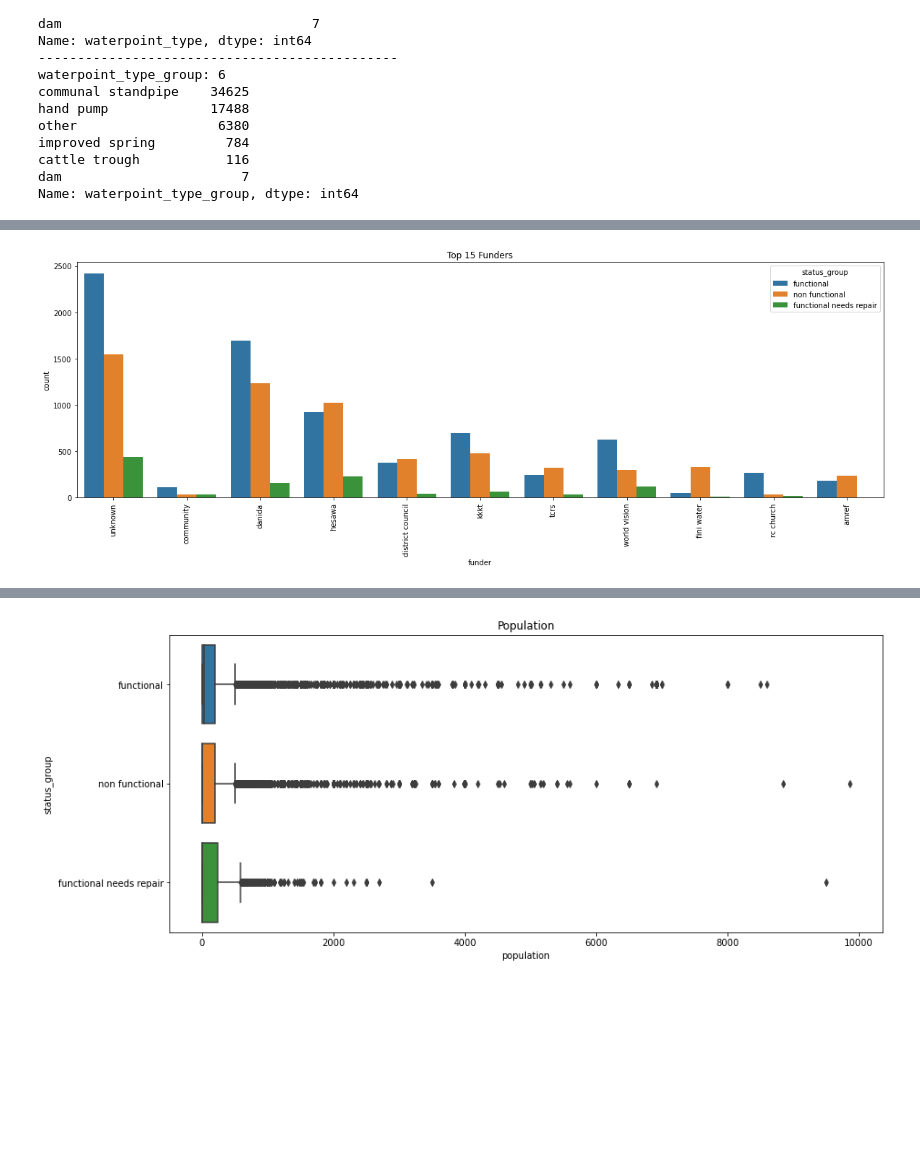
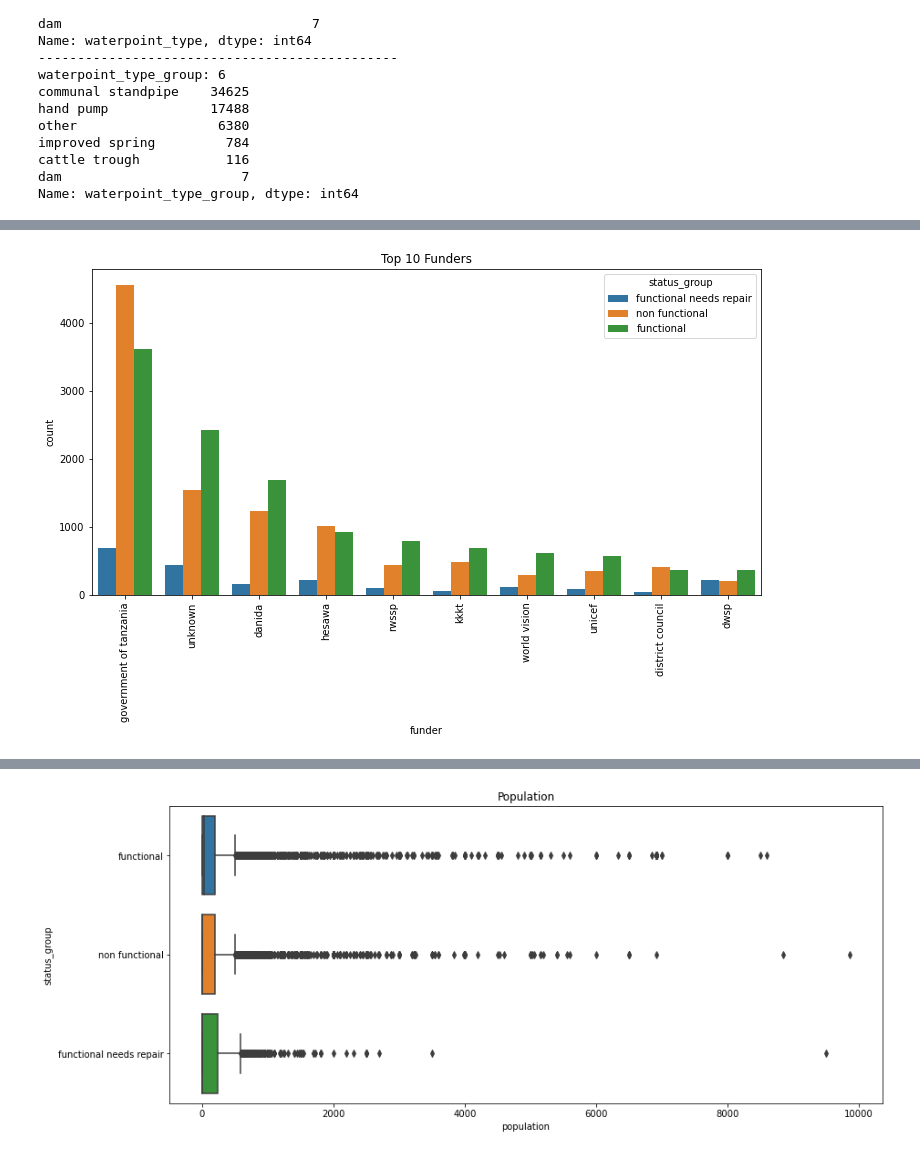
Before and after one commit to arunmalik1/Tanzanian-Water-Well-Classification, a Jupyter notebook: Tanzanian_Classification_Project.ipynb, the cells around one changed output, grey strips where cells are left out. Saved outputs shown, nothing was run; the diff lists cells and outputs as text; code cells hidden in the pictures; blank space fills up the shorter version.

```diff
--- a/Tanzanian_Classification_Project.ipynb
+++ b/Tanzanian_Classification_Project.ipynb
@@ -47,9 +47,9 @@ test_value_df = pd.read_csv("/Users/arun/Desktop/Flatiron/Projects/Phase3_Projec
 # %%
 #read in the training values data and set id as the index
-training_value_df = pd.read_csv('/Users/arun/Desktop/Flatiron/Projects/Phase3_Project/Training_set_values.csv', index_col = 0)
+training_value_df = pd.read_csv('/Users/arun/Desktop/Flatiron/Projects/Phase3_Project/Tanzanian-Water-Well-Classification/Raw_Data/Training_set_values.csv', index_col = 0)
 
 #read in the training labels data and set id as the index
-training_label_df = pd.read_csv('/Users/arun/Desktop/Flatiron/Projects/Phase3_Project/Training_set_labels.csv', index_col = 0)
+training_label_df = pd.read_csv('/Users/arun/Desktop/Flatiron/Projects/Phase3_Project/Tanzanian-Water-Well-Classification/Raw_Data/Training_set_labels.csv', index_col = 0)
 
 #combine the training datasets
 training_df = pd.concat([training_value_df, training_label_df], axis=1)
@@ -595,32 +584,26 @@ plt.show()
 # %%
-#treat funder the same as installer. Graph the top 15 to see if/how funder effects well functioning wells
+#Graph the top 10 to see if/how funder effects well functioning wells
 
-dfDwe = df.loc[df['funder']== 'district water department']
+dfGov = df.loc[df['funder']== 'government of tanzania']
 dfUnk = df.loc[df['funder']== 'unknown']
-dfCenGov = df.loc[df['funder']== 'central government']
-dfCom = df.loc[df['funder']== 'community']
 dfDan = df.loc[df['funder']== 'danida']
 dfHes = df.loc[df['funder']== 'hesawa']
-dfRwe = df.loc[df['funder']== 'rwe']
-dfDc = df.loc[df['funder']== 'district council']
+dfRws = df.loc[df['funder']== 'rwssp']
 dfKkkt = df.loc[df['funder']== 'kkkt']
-dfTcr = df.loc[df['funder']== 'tcrs']
 dfWor = df.loc[df['funder']== 'world vision']
-dfCes = df.loc[df['funder']== 'ces']
-dfFin = df.loc[df['funder']== 'fini water']
-dfRc = df.loc[df['funder']== 'rc church']
-dfAmr = df.loc[df['funder']== 'amref']
+dfUni = df.loc[df['funder']== 'unicef']
+dfDis = df.loc[df['funder']== 'district council']
+dfDws = df.loc[df['funder']== 'dwsp']
 
-df_funder = pd.concat([dfDwe,dfUnk,dfCenGov,dfCom,dfDan,dfHes,dfDc,dfKkkt,dfTcr,dfWor,
-                          dfCes,dfFin,dfRc,dfAmr], ignore_index=True)
+df_funder = pd.concat([dfGov,dfUnk,dfDan,dfHes,dfRws,dfKkkt,dfWor,dfUni,dfDis,dfDws], ignore_index=True)
 
 #graph for the top 20 installers. governments and community wells good indicators for non-functioning wells.
-plt.figure(figsize=(20,6))
-sns.countplot(data=df_funder,x='funder',hue='status_group').set(title='Top 15 Funders')
+plt.figure(figsize=(12,6))
+sns.countplot(data=df_funder,x='funder',hue='status_group').set(title='Top 10 Funders')
 plt.xticks(rotation=90)
 plt.show()
 # %% [output]
-[figure, old version]
+[figure, new version]
 # %%
 #All categories of basins show us good classification of various well types.
 #For example, Pangani and Rufji are great for funtional
```
Also changed, not shown: parts of 50 cells of this notebook, 22 other files.
